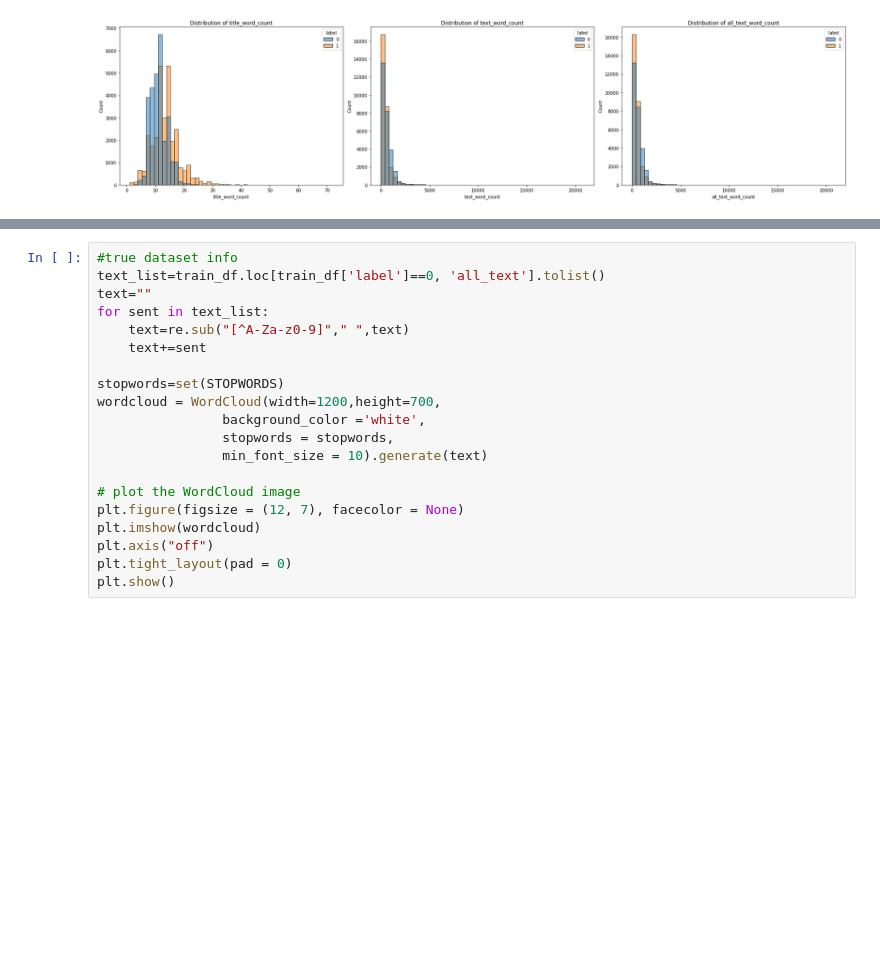
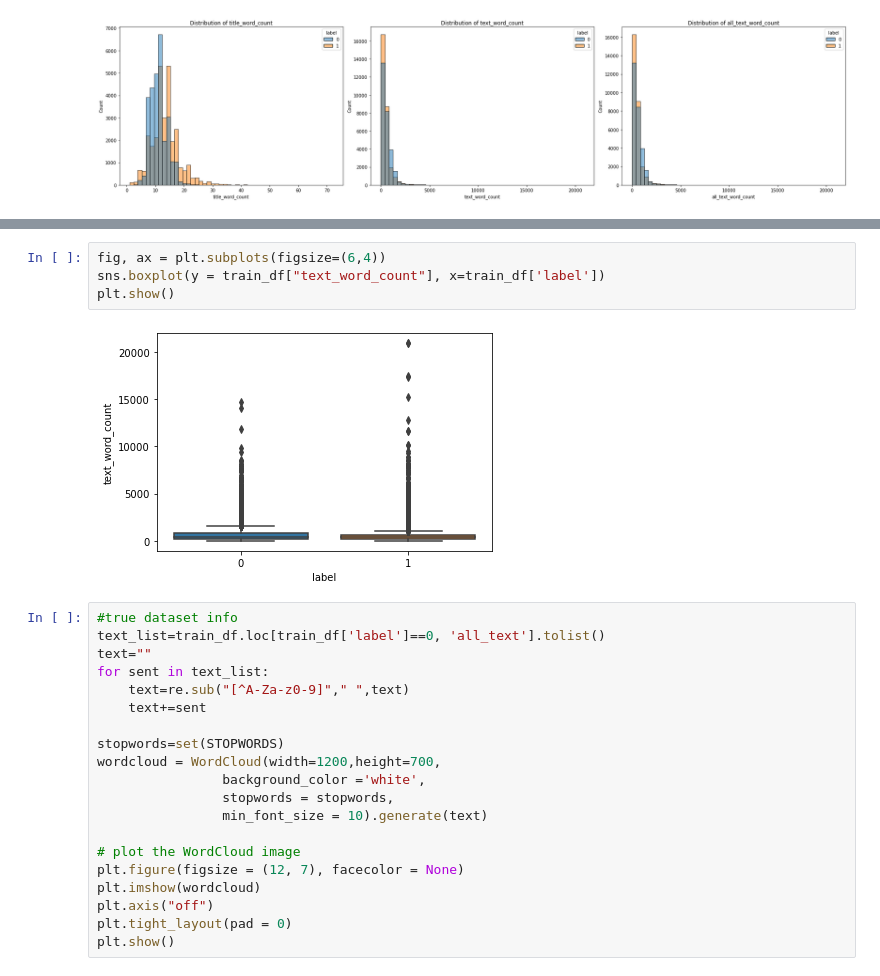
Before and after one commit to naye971012/2023-2_TNT, a Jupyter notebook: naive_bayes_baseline.ipynb, the cells around one changed output, grey strips where cells are left out. Drawn from its saved outputs; the diff is of its cells as text; blank space fills up the shorter version.

```diff
--- a/naive_bayes_baseline.ipynb
+++ b/naive_bayes_baseline.ipynb
@@ -83,3 +89,9 @@ plt.show()
+# %%
+fig, ax = plt.subplots(figsize=(6,4))
+sns.boxplot(y = train_df["text_word_count"], x=train_df['label'])
+plt.show()
+# %% [output]
+[figure, added]
 # %%
 #true dataset info
 text_list=train_df.loc[train_df['label']==0, 'all_text'].tolist()
```
Also changed, not shown: parts of 3 cells of this notebook, 2 other files.
